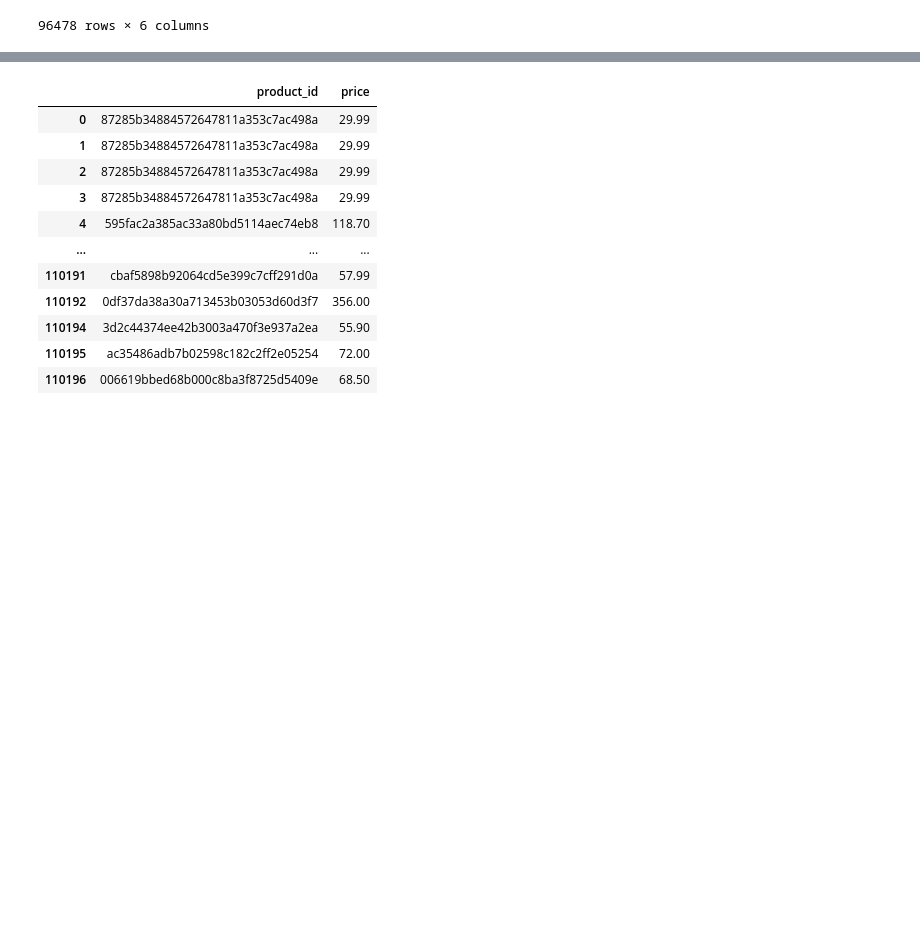
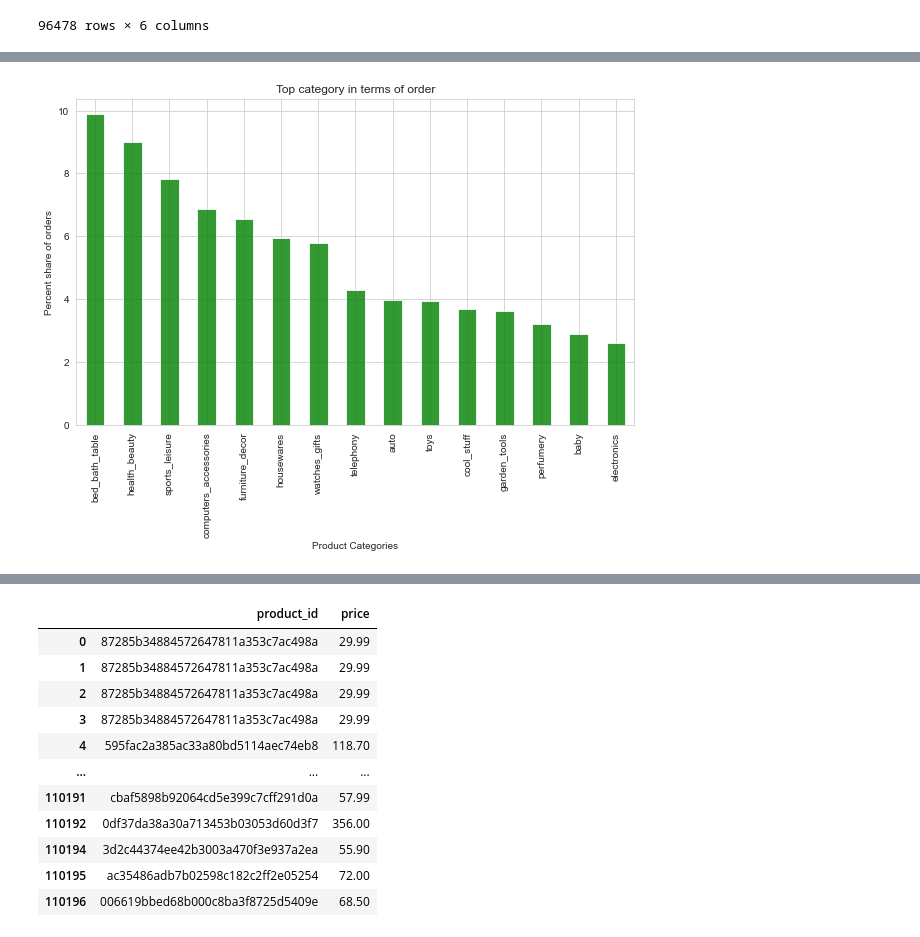
Before and after one commit to denden26/Demand-Prediction-and-Price-Optimization, a Jupyter notebook: Price Optimization with Price Elascity of Demand.ipynb, the cells around one changed output, grey strips where cells are left out. Drawn from its saved outputs; the diff is of its cells as text; code cells hidden in the pictures; blank space fills up the shorter version.

```diff
--- a/Price Optimization with Price Elascity of Demand.ipynb
+++ b/Price Optimization with Price Elascity of Demand.ipynb
@@ -129,0 +150,11 @@ orders
+# %%
+plt.figure(figsize=(10,6))
+df = orders.groupby(by='product_category_name_english')[['order_item_id']].agg(['sum']).sort_values(by=('order_item_id','sum'),ascending=False)
+df['Percent share of orders'] = df.apply(lambda x: (x/(x.sum()))*100)
+df['Percent share of orders'][0:15].plot(kind='bar',color='green',alpha=0.8)
+plt.title('Top category in terms of order')
+plt.xlabel('Product Categories')
+plt.ylabel('Percent share of orders')
+plt.show()
+# %% [output]
+[figure, added]
```
Also changed, not shown: parts of 8 cells of this notebook.
